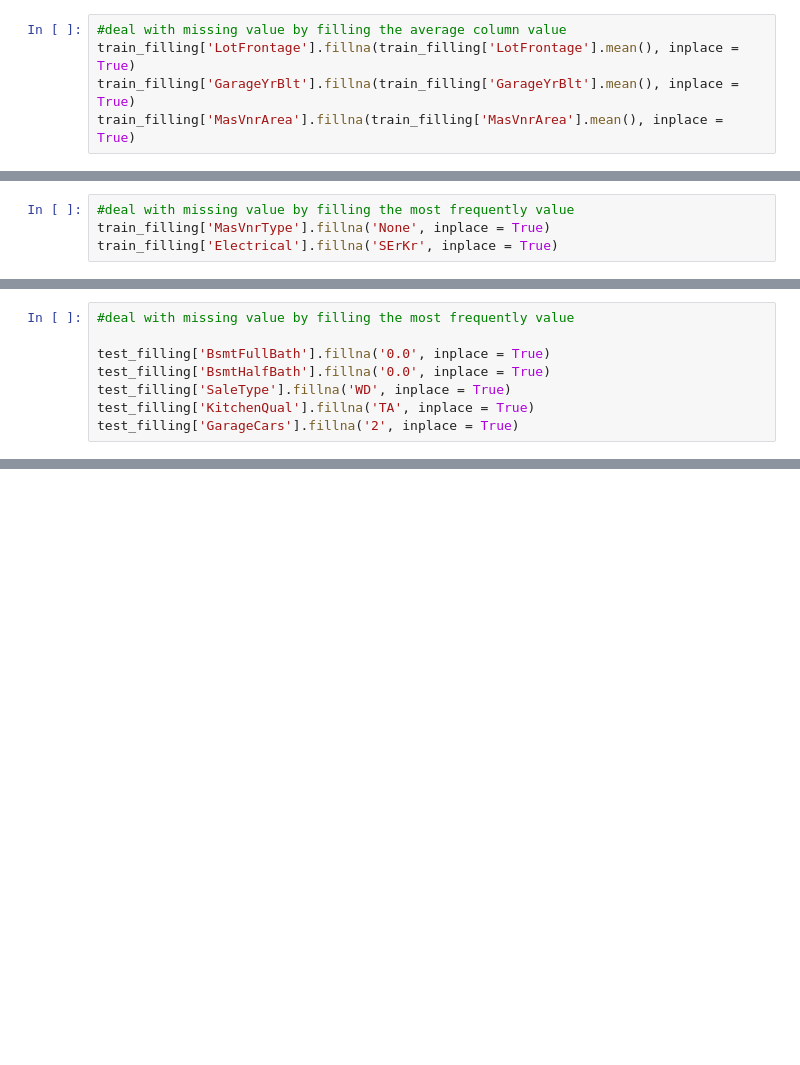
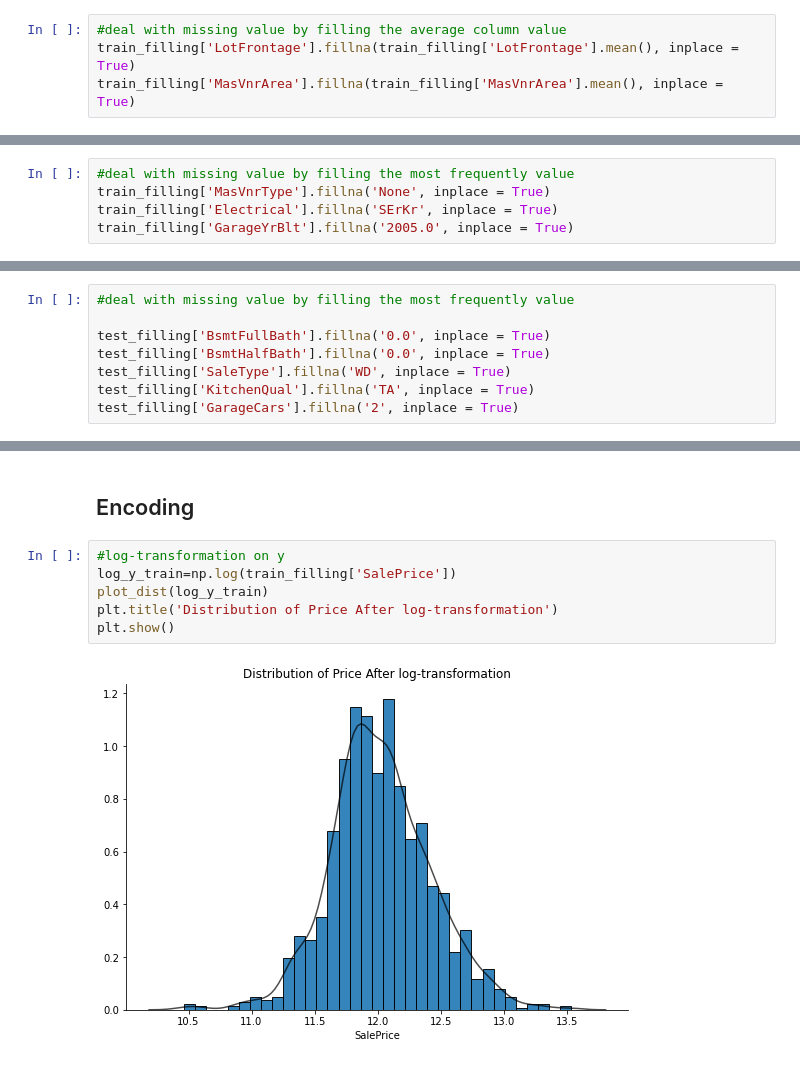
Before and after one commit to Casssiee/House-Price, a Jupyter notebook: House Prices Advance.ipynb, the cells around one changed output, grey strips where cells are left out. Drawn from its saved outputs; the diff is of its cells as text; blank space fills up the shorter version.

```diff
--- a/House Prices Advance.ipynb
+++ b/House Prices Advance.ipynb
@@ -75,7 +63,6 @@ train_filling[filling_no_response]=train_filling[filling_no_response].fillna('no
 # %%
 #deal with missing value by filling the average column value
 train_filling['LotFrontage'].fillna(train_filling['LotFrontage'].mean(), inplace = True)
-train_filling['GarageYrBlt'].fillna(train_filling['GarageYrBlt'].mean(), inplace = True)
 train_filling['MasVnrArea'].fillna(train_filling['MasVnrArea'].mean(), inplace = True)
 # %%
 train_filling.isna().sum().sort_values(ascending = False)
@@ -123,6 +110,7 @@ dtype: object
 #deal with missing value by filling the most frequently value
 train_filling['MasVnrType'].fillna('None', inplace = True)
 train_filling['Electrical'].fillna('SErKr', inplace = True)
+train_filling['GarageYrBlt'].fillna('2005.0', inplace = True)
 # %%
 train_filling.isna().sum().sort_values(ascending = False)
 # %% [output]
@@ -299,0 +264,10 @@ Length: 76, dtype: int64
+# %% [markdown]
+## Encoding
+# %%
+#log-transformation on y
+log_y_train=np.log(train_filling['SalePrice'])
+plot_dist(log_y_train)
+plt.title('Distribution of Price After log-transformation')
+plt.show()
+# %% [output]
+[figure, added]
```
Also changed, not shown: parts of 53 cells of this notebook, 1 other file.
